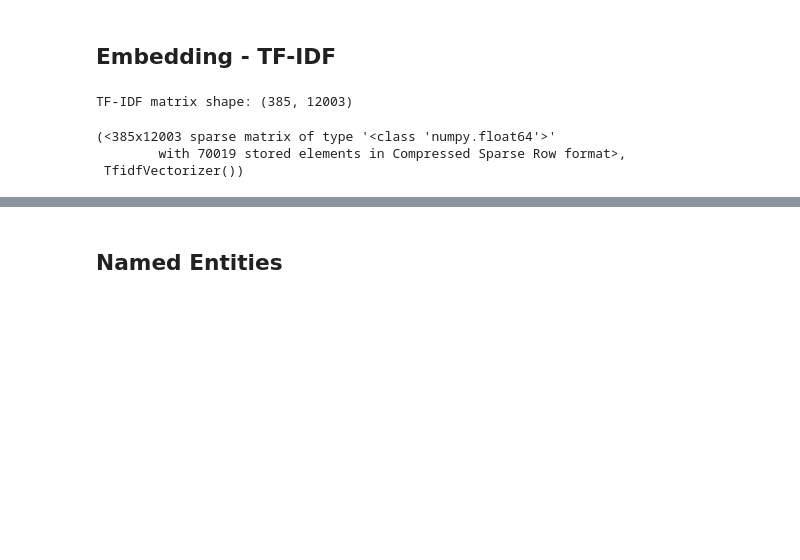
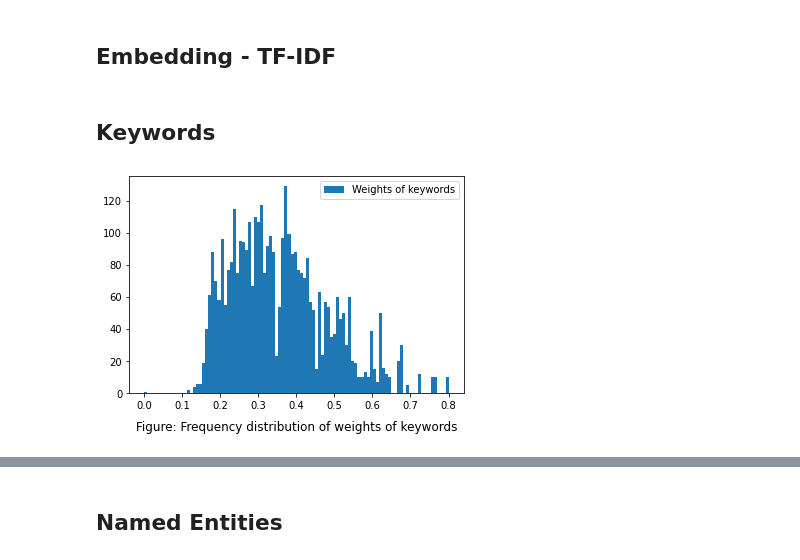
Before and after one commit to sachaschwab/NLP-Clustering, a Jupyter notebook: A3_DocumentNumber_3_Code_sacha_schwab.ipynb, the cells around one changed output, grey strips where cells are left out. Drawn from its saved outputs; the diff is of its cells as text; code cells hidden in the pictures; blank space fills up the shorter version.

```diff
--- a/A3_DocumentNumber_3_Code_sacha_schwab.ipynb
+++ b/A3_DocumentNumber_3_Code_sacha_schwab.ipynb
@@ -329,12 +310,9 @@ def get_tfidf(corpus):
     return(tfidf_matrix, vectorizer)
 # %%
 ### TEST cell above ###
-get_tfidf(df['merged_corpus'])
+# get_tfidf(df['merged_corpus'])
-# %% [output]
-TF-IDF matrix shape: (385, 12003)
-(<385x12003 sparse matrix of type '<class 'numpy.float64'>'
-        with 70019 stored elements in Compressed Sparse Row format>,
- TfidfVectorizer())
+# %% [markdown]
+## Keywords
 # %%
 def add_keywords(df, x_keywords, tfidf_matrix, vectorizer):
     '''
@@ -397,0 +375,11 @@ def add_keywords(df, x_keywords, tfidf_matrix, vectorizer):
+# %%
+### Visualise ###
+ent_w = []
+ent_weights = df['keyword_weights']
+for ent_weight in ent_weights:
+    ent_w = ent_w + ent_weight
+hist1 = plt.hist(ent_w, bins=100);
+plt.legend(['Weights of keywords'])
+plt.title('Figure: Frequency distribution of weights of keywords', y=-0.2);
+# %% [output]
+[figure, added]
```
Also changed, not shown: parts of 21 cells of this notebook, 10 other files.
